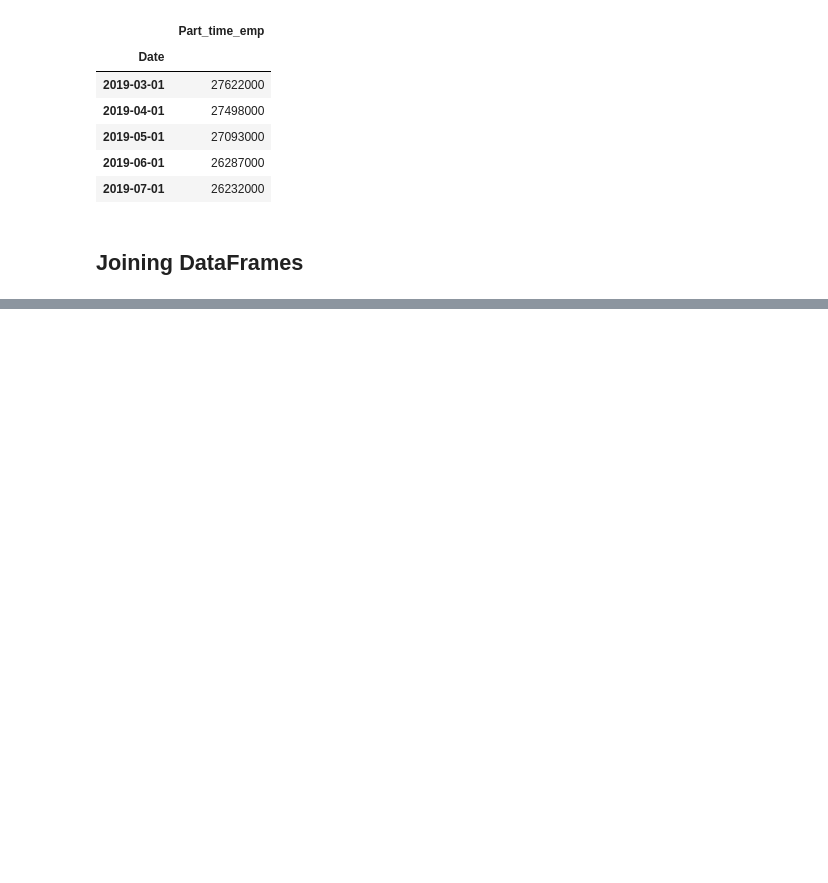
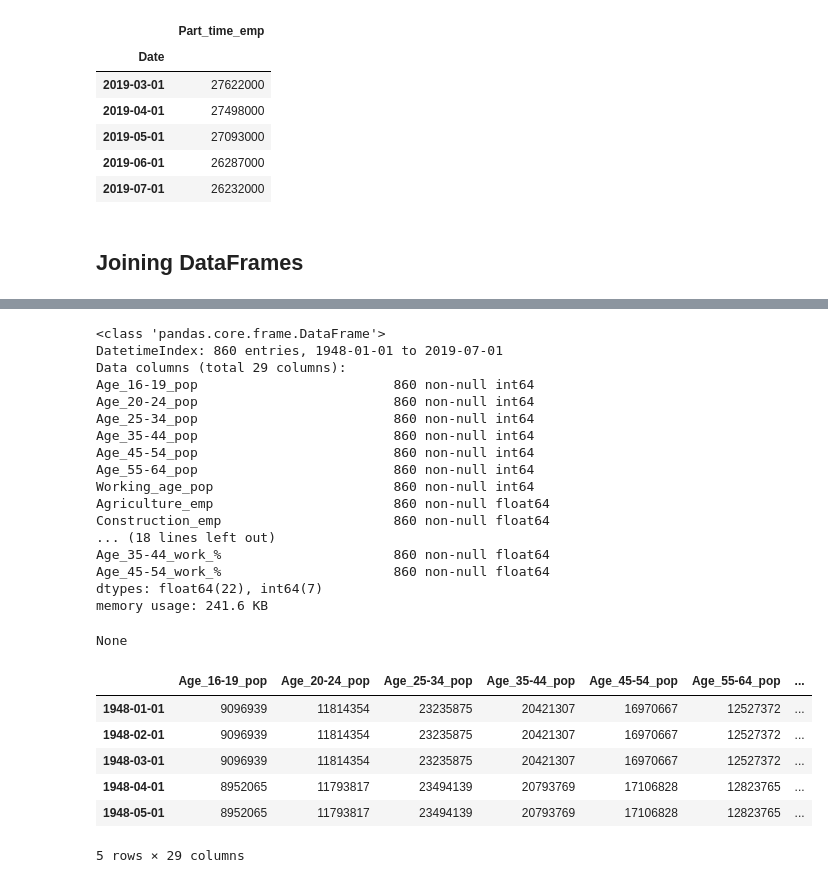
Before and after one commit to zapatos24/Employment_Prediction_LSTM_NN, a Jupyter notebook: mod_7_project.ipynb, the cells around one changed output, grey strips where cells are left out. Saved outputs shown, nothing was run; the diff lists cells and outputs as text; code cells hidden in the pictures; blank space fills up the shorter version.

```diff
--- a/mod_7_project.ipynb
+++ b/mod_7_project.ipynb
@@ -791,0 +811,32 @@ pop_df.join(industry_df, how='outer')
+# %%
+for age_range in emp_levels:
+    full_df['Age_{}_work_%'.format(age_range)] = round((full_df['Age_{}_emp'.format(age_range)] / full_df['Age_{}_pop'.format(age_range)]) * 100, 2)
+
+display(full_df.info())
+display(full_df.head())
+# %% [output]
+<class 'pandas.core.frame.DataFrame'>
+DatetimeIndex: 860 entries, 1948-01-01 to 2019-07-01
+Data columns (total 29 columns):
+Age_16-19_pop                         860 non-null int64
+Age_20-24_pop                         860 non-null int64
+Age_25-34_pop                         860 non-null int64
+Age_35-44_pop                         860 non-null int64
+Age_45-54_pop                         860 non-null int64
+Age_55-64_pop                         860 non-null int64
+Working_age_pop                       860 non-null int64
+Agriculture_emp                       860 non-null float64
+Construction_emp                      860 non-null float64
+... (18 lines left out)
+Age_35-44_work_%                      860 non-null float64
+Age_45-54_work_%                      860 non-null float64
+dtypes: float64(22), int64(7)
+memory usage: 241.6 KB
+None
+|  | Age_16-19_pop | Age_20-24_pop | Age_25-34_pop | Age_35-44_pop | Age_45-54_pop | Age_55-64_pop | ... |
+| 1948-01-01 | 9096939 | 11814354 | 23235875 | 20421307 | 16970667 | 12527372 | ... |
+| 1948-02-01 | 9096939 | 11814354 | 23235875 | 20421307 | 16970667 | 12527372 | ... |
+| 1948-03-01 | 9096939 | 11814354 | 23235875 | 20421307 | 16970667 | 12527372 | ... |
+| 1948-04-01 | 8952065 | 11793817 | 23494139 | 20793769 | 17106828 | 12823765 | ... |
+| 1948-05-01 | 8952065 | 11793817 | 23494139 | 20793769 | 17106828 | 12823765 | ... |
+5 rows × 29 columns
```
Also changed, not shown: parts of 5 cells of this notebook.
